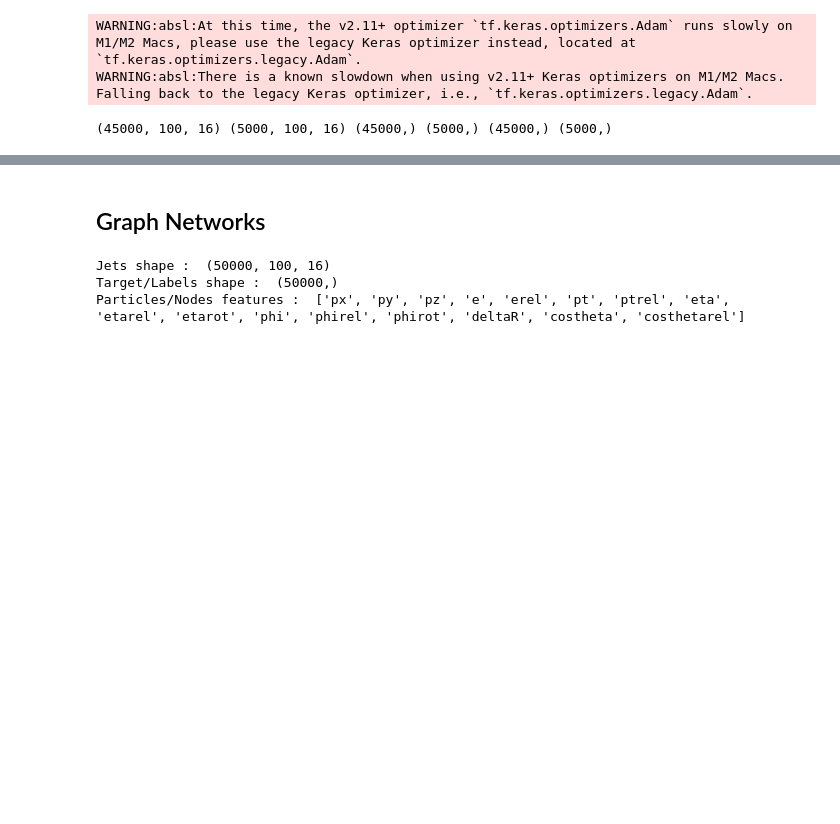
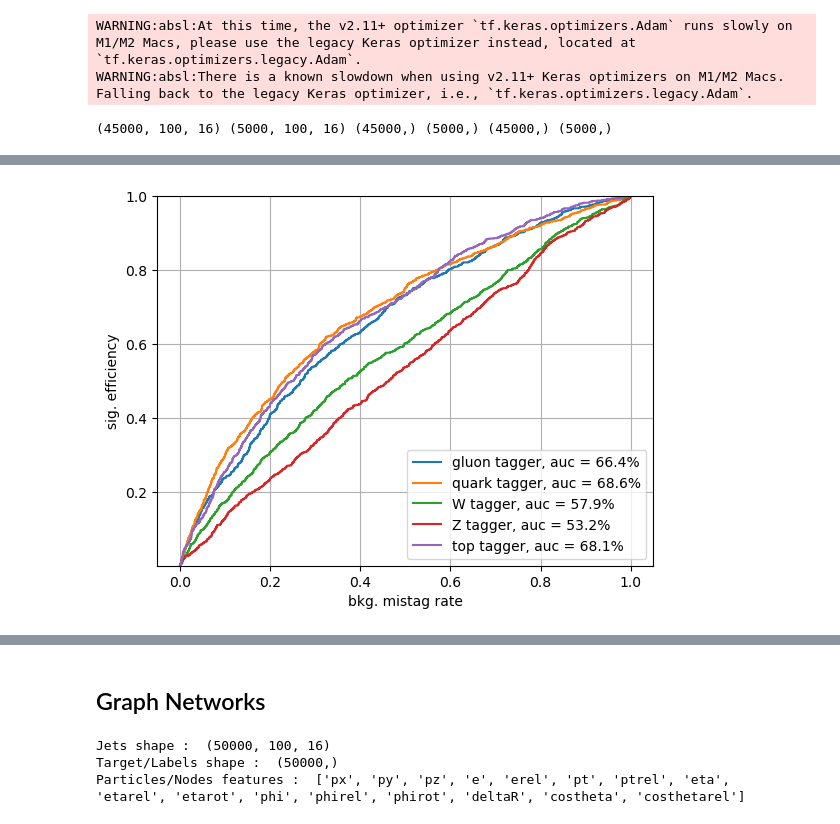
Before and after one commit to ChSonnabend/SSI_2023, a Jupyter notebook: EF4/Chris.ipynb, the cells around one changed output, grey strips where cells are left out. Saved outputs shown, nothing was run; the diff lists cells and outputs as text; code cells hidden in the pictures; blank space fills up the shorter version.

```diff
--- a/EF4/Chris.ipynb
+++ b/EF4/Chris.ipynb
@@ -82,6 +84,10 @@ Appending jetImage_7_100p_10000_20000.h5
 Appending jetImage_7_100p_30000_40000.h5
 Appending jetImage_7_100p_40000_50000.h5
 Appending jetImage_7_100p_50000_60000.h5
+# %%
+# target = np.argmax(target_onehot, axis=1)
+num_classes = len(np.unique(target))
+label_names= ["gluon", "quark", "W", "Z", "top"]
 # %%
 plt.hist(mass, range=[0,500], bins=200)
 plt.show()
@@ -115,7 +121,7 @@ Labels for the first five entries in the dataset, single column encoded:
 # %%
 batch_size=64
 learning_rate=0.001
-epochs=20
+epochs=1
 # %%
 num_heads = 8
 hidden_dimensions = 64
@@ -217,0 +207,26 @@ fig.show()
+# %%
+predict_val = tf.nn.softmax(model.predict(X_val)[1]) # index 0 is the regression predictio
+df = pd.DataFrame()
+fpr = {}
+tpr = {}
+auc1 = {}
+
+plt.figure()
+for i, label in enumerate(label_names):
+
+        df[label] = y_val_onehot[:,i]
+        df[label + '_pred'] = predict_val[:,i]
+
+        fpr[label], tpr[label], threshold = roc_curve(df[label],df[label+'_pred'])
+
+        auc1[label] = auc(fpr[label], tpr[label])
+
+        plt.plot(fpr[label],tpr[label],label='%s tagger, auc = %.1f%%'%(label,auc1[label]*100.))
+#plt.semilogy()
+plt.ylabel("sig. efficiency")
+plt.xlabel("bkg. mistag rate")
+plt.ylim(0.000001,1)
+plt.grid(True)
+plt.legend(loc='lower right')
+plt.show()
+# %% [output]
@@ -217,0 +234 @@ fig.show()
+[figure, added]
```
Also changed, not shown: parts of 18 cells of this notebook.
